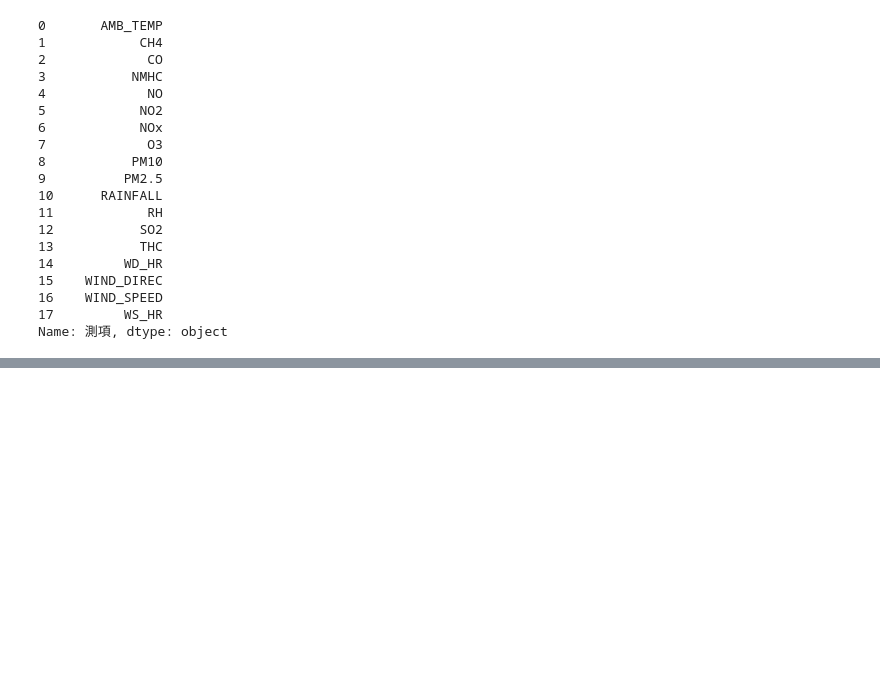
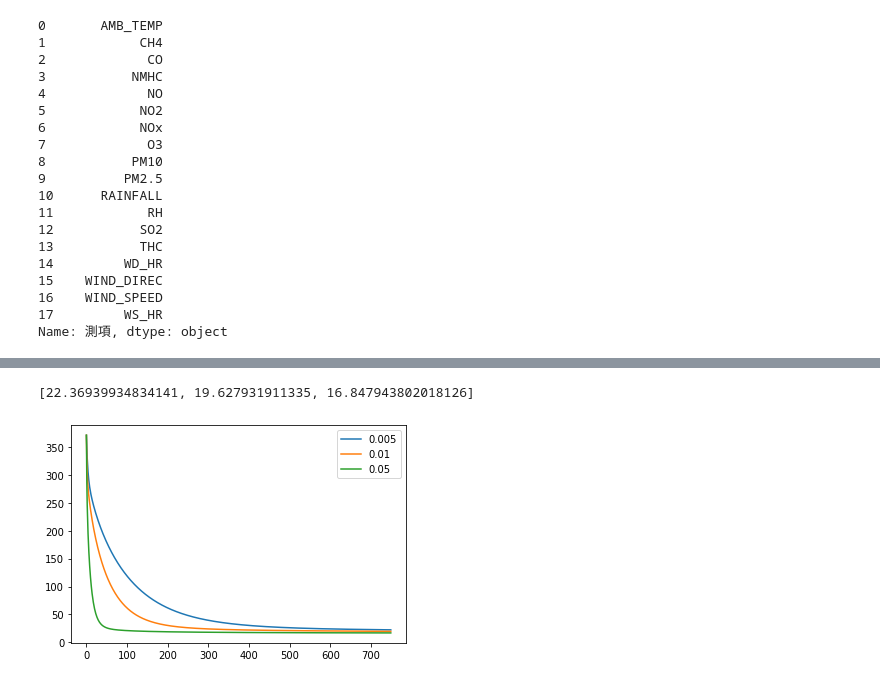
Before and after one commit to dougaoyang/ml_ex, a Jupyter notebook: hw1/hw1.ipynb, the cells around one changed output, grey strips where cells are left out. Saved outputs shown, nothing was run; the diff lists cells and outputs as text; code cells hidden in the pictures; blank space fills up the shorter version.

```diff
--- a/hw1/hw1.ipynb
+++ b/hw1/hw1.ipynb
@@ -100,0 +109,31 @@ print(y)
+# %%
+def cost_function(x, y, theta, lam):
+    m = len(x)
+
+    loss = np.dot(x, theta) - y
+
+    # 正则化
+    extra_theta = np.vstack((np.zeros(1), theta[1:]))
+    extra_theta_sum = (extra_theta**2).sum()
+    extra_cost = (lam / (2*m)) * extra_theta_sum
+
+    cost = np.sum(loss**2) / (2*m) + extra_cost
+
+    extra_grad = (lam / m) * extra_theta
+
+    grad = np.dot(x.T, loss) / m + extra_grad
+
+    return cost, grad
+# %%
+# 梯度下降
+def grad(x, y, alpha, lam=0, iters=500):
+    x = np.concatenate((np.ones((x.shape[0],1)), x), axis=1)
+    theta = np.zeros((x.shape[1], 1))
+
+    cost_list = []
+    for i in range(iters):
+        cost, grad = cost_function(x, y, theta, lam)
+        theta = theta - alpha * grad
+        cost_list.append(cost)
+
+    return theta, cost_list
@@ -100,0 +157,15 @@ print(y)
+# %%
+alpha = [0.005, 0.01, 0.05]
+
+cost_sort = []
+plt.figure()
+for i in alpha:
+    _, cost_list = grad(x_train, y_train, i, iters=750)
+    cost_sort.append(cost_list[-1])
+    plt.plot(range(len(cost_list)), cost_list)
+
+plt.legend(['0.005', '0.01', '0.05'], loc='upper right')
+print(cost_sort)
+# %% [output]
+[22.36939934834141, 19.627931911335, 16.847943802018126]
+[figure, added]
```
Also changed, not shown: parts of 12 cells of this notebook, 2 other files.
